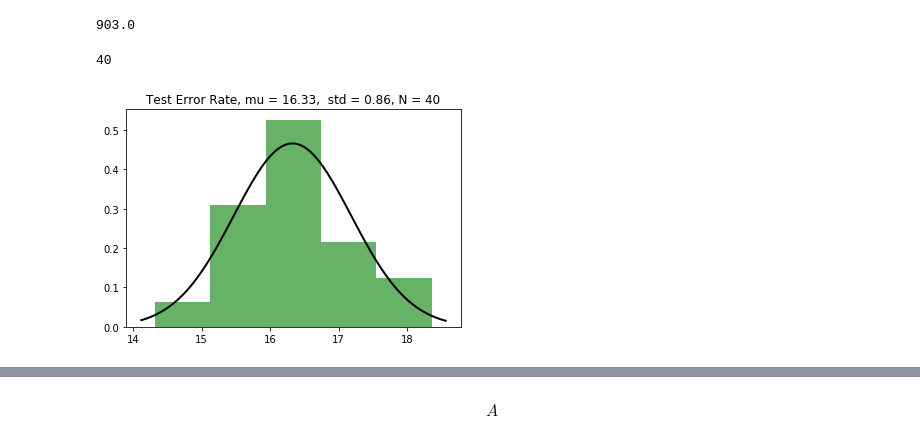
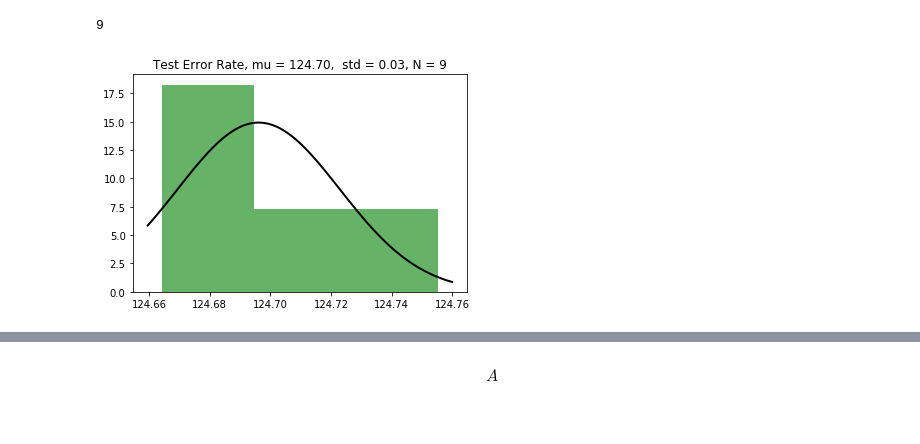
Before and after one commit to avecplezir/dnn-mode-connectivity, a Jupyter notebook: compute_statistic.ipynb, the cells around one changed output, grey strips where cells are left out. Cells and saved outputs as stored; diff of their text form; code cells hidden in the pictures.

```diff
--- a/compute_statistic.ipynb
+++ b/compute_statistic.ipynb
@@ -0,0 +24,4 @@
+# %%
+architecture = getattr(models, "VGG16")
+
+model = architecture.base(num_classes=10, **architecture.kwargs)
@@ -19,24 +98,28 @@ import matplotlib.pyplot as plt
 
 from scipy.stats import norm
 # %%
-statistic = pickle.load(open("stats/point_stat.p", "rb"))
-statistic = np.array(statistic)
+def plot_stat(n, bins=5, name = None):
+    if name is None:
+        name = "centre_mass_stat_"+str(n)+".p"
+    statistic = pickle.load(open('stats/'+name, "rb"))
+    statistic = [s[1:] for s in statistic]
+    statistic = np.array(statistic)
 
+    print(len(statistic))
 
-print(len(statistic))
+    # Fit a normal distribution to the data:
+    x = statistic[:, 0]
+#     x = 100 - statistic[:, -1]
+    mu, std = norm.fit(x)
 
-# Fit a normal distribution to the data:
-x = 100 - statistic[:, -1]
-mu, std = norm.fit(x)
+    # Plot the histogram.
+    plt.hist(x, bins=bins, density=True, alpha=0.6, color='g')
 
-# Plot the histogram.
-plt.hist(x, bins=5, density=True, alpha=0.6, color='g')
+    xmin, xmax = plt.xlim()
+    x = np.linspace(xmin, xmax, 100)
+    p = norm.pdf(x, mu, std)
+    plt.plot(x, p, 'k', linewidth=2)
+    title = "Test Error Rate, mu = %.2f,  std = %.2f, N = %.f" % (mu, std, len(statistic))
+    plt.title(title)
 
-xmin, xmax = plt.xlim()
-x = np.linspace(xmin, xmax, 100)
-p = norm.pdf(x, mu, std)
-plt.plot(x, p, 'k', linewidth=2)
-title = "Test Error Rate, mu = %.2f,  std = %.2f, N = %.f" % (mu, std, len(statistic))
-plt.title(title)
-
-plt.show()
+    plt.show()
@@ -74,29 +126,5 @@ plt.show()
-# %%
-43*42/2
-# %% [output]
-903.0
-# %%
-statistic = pickle.load(open("stats/middle_point_stat_3.p", "rb"))
-statistic = [s[1:] for s in statistic]
-statistic = np.array(statistic)
-
-
-print(len(statistic))
-# Fit a normal distribution to the data:
-x = 100 - statistic[:, -1]
-mu, std = norm.fit(x)
-
-# Plot the histogram.
-plt.hist(x, bins=5, density=True, alpha=0.6, color='g')
-
-xmin, xmax = plt.xlim()
-x = np.linspace(xmin, xmax, 100)
-p = norm.pdf(x, mu, std)
-plt.plot(x, p, 'k', linewidth=2)
-title = "Test Error Rate, mu = %.2f,  std = %.2f, N = %.f" % (mu, std, len(statistic))
-plt.title(title)
-
-plt.show()
-# %% [output]
-40
-[figure, removed]
+# %%
+plot_stat(2, bins=3, name = 'middle_point_stat.p')
+# %% [output]
+9
+[figure, added]
```
Also changed, not shown: parts of 22 cells of this notebook, 11 other files.
